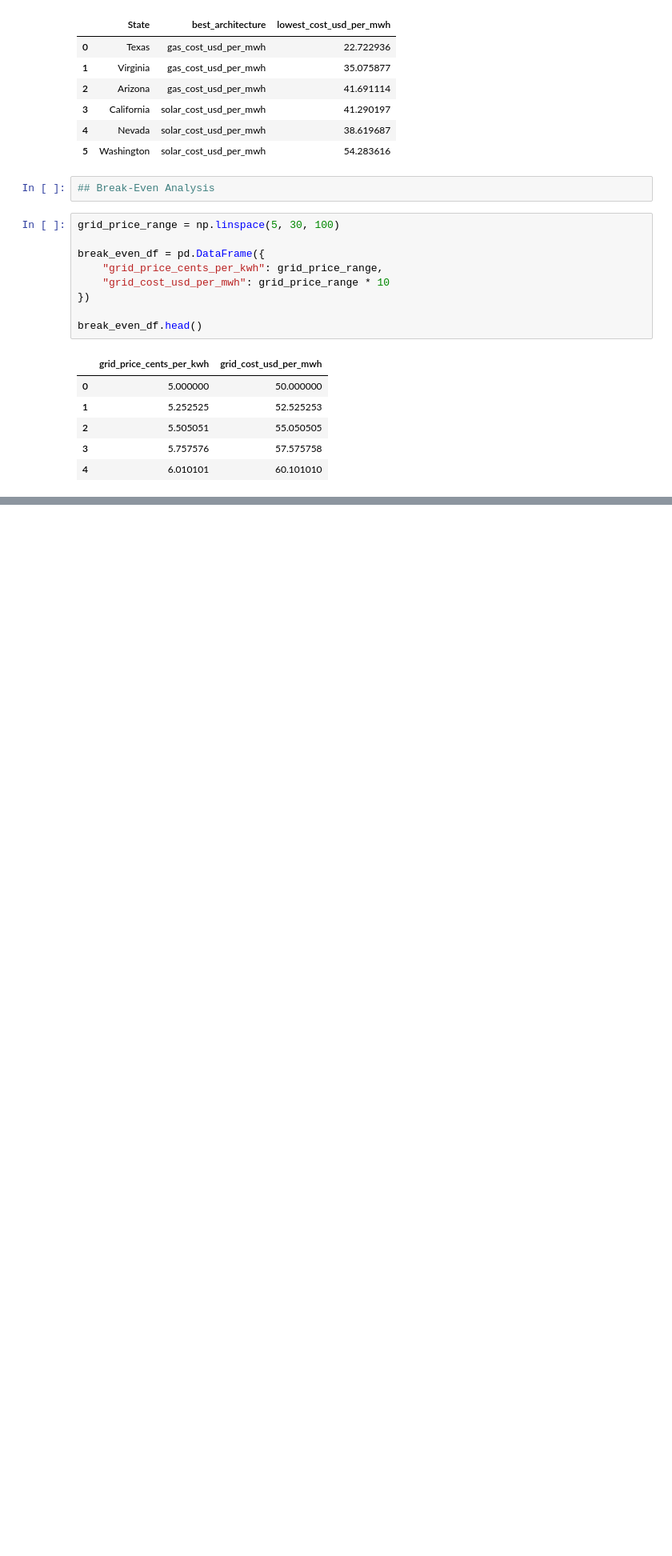
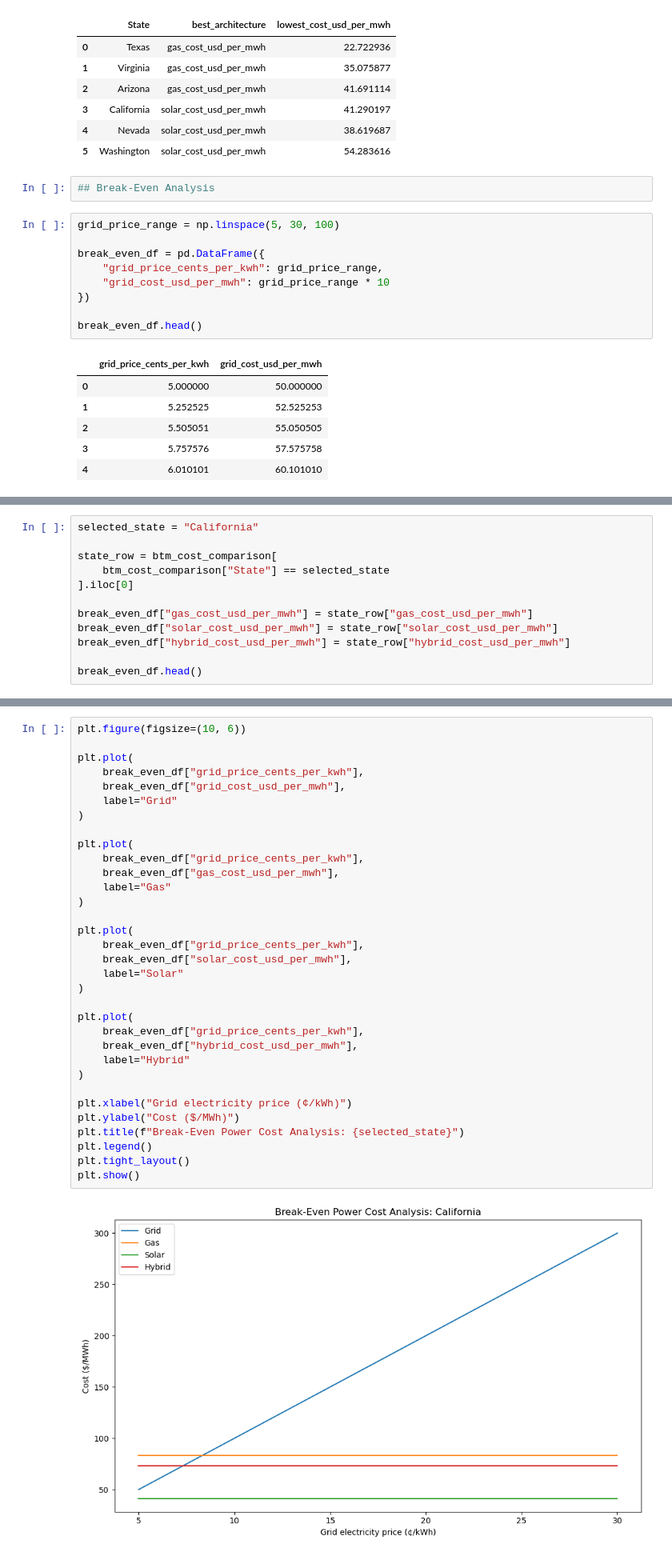
Before and after one commit to finnrcase/ai-infrastructure-economics, a Jupyter notebook: notebooks/05_behind_the_meter.ipynb, the cells around one changed output, grey strips where cells are left out. Shown at 80% size. Drawn from its saved outputs; the diff is of its cells as text; blank space fills up the shorter version.

```diff
--- a/notebooks/05_behind_the_meter.ipynb
+++ b/notebooks/05_behind_the_meter.ipynb
@@ -382,0 +401,12 @@ break_even_df.head()
+# %%
+selected_state = "California"
+
+state_row = btm_cost_comparison[
+    btm_cost_comparison["State"] == selected_state
+].iloc[0]
+
+break_even_df["gas_cost_usd_per_mwh"] = state_row["gas_cost_usd_per_mwh"]
+break_even_df["solar_cost_usd_per_mwh"] = state_row["solar_cost_usd_per_mwh"]
+break_even_df["hybrid_cost_usd_per_mwh"] = state_row["hybrid_cost_usd_per_mwh"]
+
+break_even_df.head()
@@ -382,0 +420,35 @@ break_even_df.head()
+# %%
+plt.figure(figsize=(10, 6))
+
+plt.plot(
+    break_even_df["grid_price_cents_per_kwh"],
+    break_even_df["grid_cost_usd_per_mwh"],
+    label="Grid"
+)
+
+plt.plot(
+    break_even_df["grid_price_cents_per_kwh"],
+    break_even_df["gas_cost_usd_per_mwh"],
+    label="Gas"
+)
+
+plt.plot(
+    break_even_df["grid_price_cents_per_kwh"],
+    break_even_df["solar_cost_usd_per_mwh"],
+    label="Solar"
+)
+
+plt.plot(
+    break_even_df["grid_price_cents_per_kwh"],
+    break_even_df["hybrid_cost_usd_per_mwh"],
+    label="Hybrid"
+)
+
+plt.xlabel("Grid electricity price (¢/kWh)")
+plt.ylabel("Cost ($/MWh)")
+plt.title(f"Break-Even Power Cost Analysis: {selected_state}")
+plt.legend()
+plt.tight_layout()
+plt.show()
+# %% [output]
+[figure, added]
```
Also changed, not shown: parts of 5 cells of this notebook.
